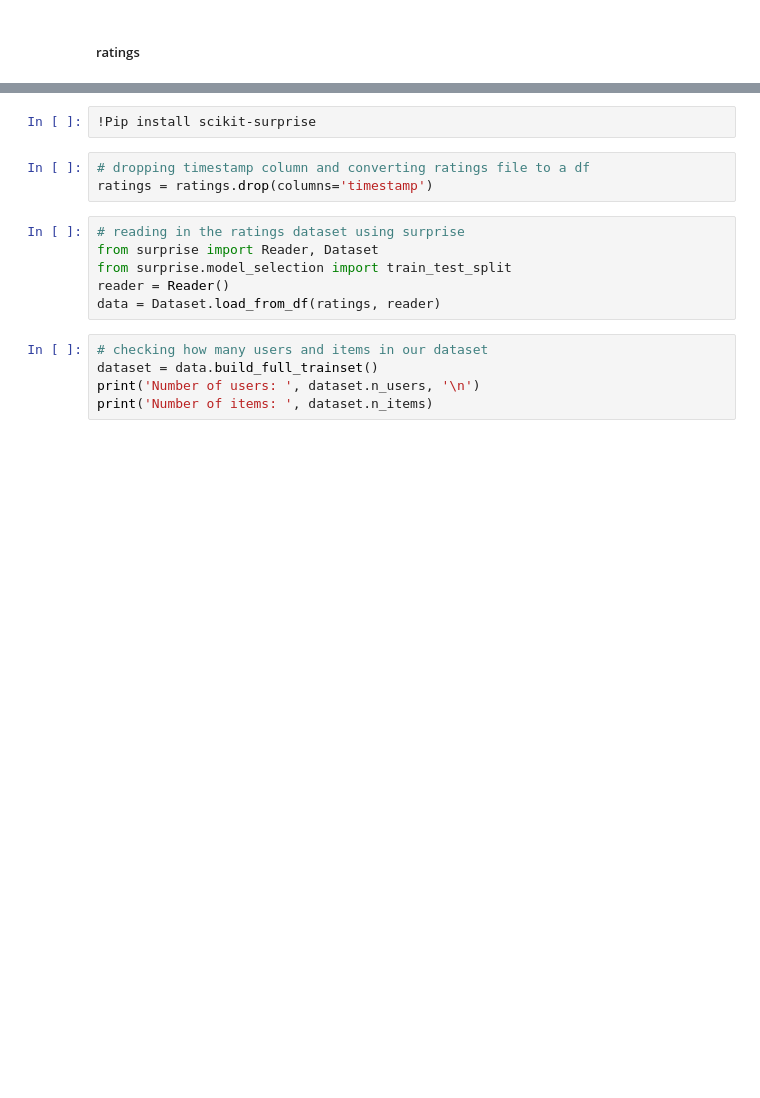
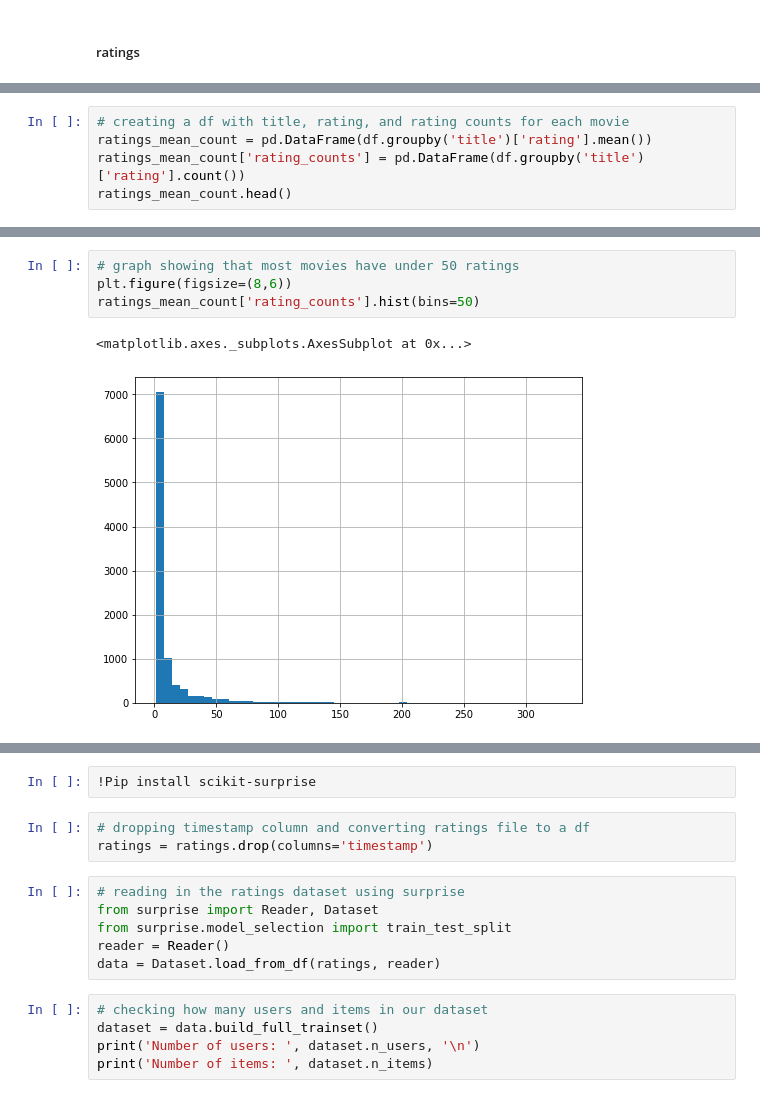
Before and after one commit to lcunningham24/Movie-Recommendation-System, a Jupyter notebook: Mod4FinalProject.ipynb, the cells around one changed output, grey strips where cells are left out. Drawn from its saved outputs; the diff is of its cells as text; blank space fills up the shorter version.

Commit message:
similarities between movies

```diff
--- a/Mod4FinalProject.ipynb
+++ b/Mod4FinalProject.ipynb
@@ -125,0 +207,5 @@ ax.set_title('Frequency of Ratings by Users');
+# %%
+# creating a df with title, rating, and rating counts for each movie
+ratings_mean_count = pd.DataFrame(df.groupby('title')['rating'].mean())
+ratings_mean_count['rating_counts'] = pd.DataFrame(df.groupby('title')['rating'].count())
+ratings_mean_count.head()
@@ -125,0 +220,7 @@ ax.set_title('Frequency of Ratings by Users');
+# %%
+# graph showing that most movies have under 50 ratings
+plt.figure(figsize=(8,6))
+ratings_mean_count['rating_counts'].hist(bins=50)
+# %% [output]
+<matplotlib.axes._subplots.AxesSubplot at 0x...>
+[figure, added]
```
Also changed, not shown: parts of 29 cells of this notebook.
